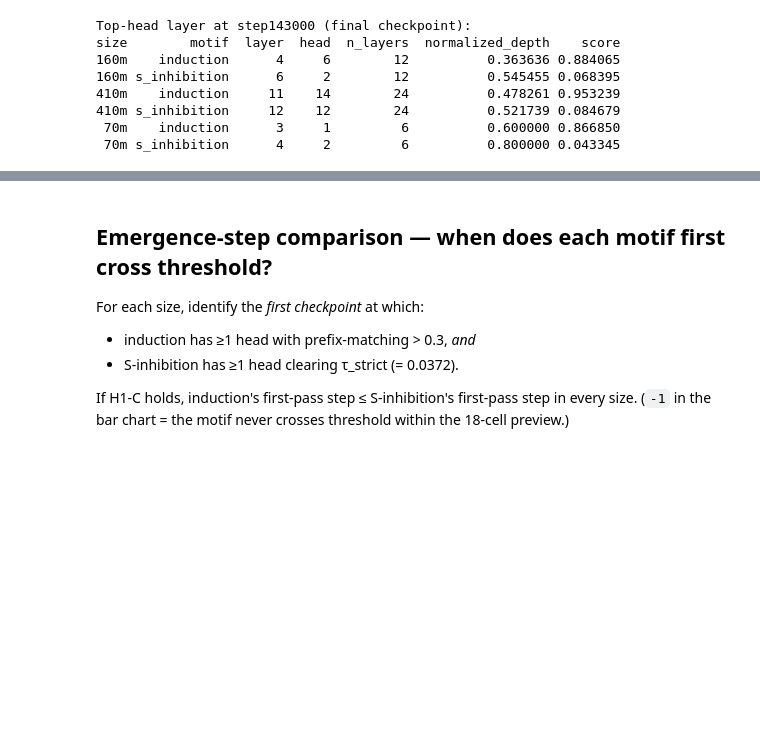
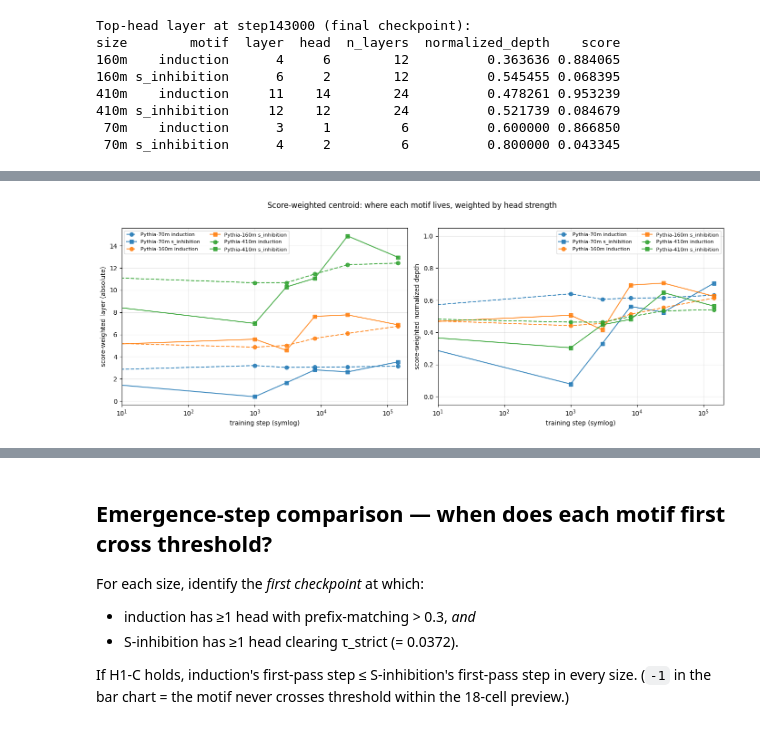
Before and after one commit to cam-berger/pythia-motif-emergence, a Jupyter notebook: notebooks/s_inhibition_emergence_exploration.ipynb, the cells around one changed output, grey strips where cells are left out. Saved outputs shown, nothing was run; the diff lists cells and outputs as text; code cells hidden in the pictures; blank space fills up the shorter version.

```diff
--- a/notebooks/s_inhibition_emergence_exploration.ipynb
+++ b/notebooks/s_inhibition_emergence_exploration.ipynb
@@ -359,0 +386,77 @@ size        motif  layer  head  n_layers  normalized_depth    score
+# %%
+def weighted_layer_per_cell(df, motif_label, weight_clip=0.0):
+    """Score-weighted average layer per cell. Returns NaN for cells
+    with no positive-weight heads."""
+    out = []
+    for (size, step), grp in df.groupby(['size', 'step']):
+        if grp.empty:
+            continue
+        scores = grp['score'].values.astype(float)
+        layers = grp['layer'].values.astype(float)
+        weights = np.clip(scores - weight_clip, 0.0, None)
+        weight_sum = float(weights.sum())
+        n_layers = int(grp['layer'].max() + 1)
+        if weight_sum <= 0:
+            wl = np.nan
+            wd = np.nan
+        else:
+            wl = float((weights * layers).sum() / weight_sum)
+            wd = wl / max(n_layers - 1, 1)
+        out.append(dict(
+            size=size, step=step, motif=motif_label,
+            weighted_layer=wl, weighted_norm_depth=wd,
+            n_layers=n_layers, total_score=weight_sum,
+        ))
+    return pd.DataFrame(out)
+
+si_weighted = weighted_layer_per_cell(df_si, 's_inhibition')
+if ind_path.exists():
+    ind_weighted = weighted_layer_per_cell(df_ind, 'induction')
+    weighted_df = pd.concat([si_weighted, ind_weighted], ignore_index=True)
+else:
+    ind_weighted = None
+    weighted_df = si_weighted
+
+fig, axes = plt.subplots(1, 2, figsize=(14, 5))
+for ax, (col, ylabel) in zip(
+    axes,
+    [
+        ('weighted_layer', 'score-weighted layer (absolute)'),
+        ('weighted_norm_depth', 'score-weighted normalized depth'),
+    ],
+):
+    for size in SIZES:
+        for motif in ['induction', 's_inhibition']:
+            sub = weighted_df[
+                (weighted_df['size'] == size) & (weighted_df['motif'] == motif)
+            ].sort_values('step')
+            if sub.empty or sub[col].isna().all():
+                continue
+            ax.plot(sub['step'], sub[col],
+                    marker=MARKER[motif], linestyle=LINESTYLE[motif],
+                    color=SIZE_COLOR[size],
+                    label=f'Pythia-{size} {motif}',
+                    alpha=0.85)
+    ax.set_xscale('symlog', linthresh=1)
+    ax.set_xlim(10, 200000)
+    ax.set_xlabel('training step (symlog)')
+    ax.set_ylabel(ylabel)
+    ax.grid(alpha=0.3)
+    ax.legend(fontsize=8, loc='best', ncol=2)
+axes[1].set_ylim(-0.05, 1.05)
+fig.suptitle('Score-weighted centroid: where each motif lives, weighted by head strength', y=1.02)
+plt.tight_layout()
+plt.show()
+
+if ind_weighted is not None:
+    final_step = STEPS[-1]
+    final_view = weighted_df[weighted_df['step'] == final_step].sort_values(['size', 'motif'])
+    print()
+    print(f'Score-weighted centroid at step{final_step} (final checkpoint):')
+    print(
+        final_view[['size', 'motif', 'weighted_layer', 'n_layers',
+                    'weighted_norm_depth', 'total_score']]
+        .to_string(index=False, float_format=lambda v: f'{v:.4f}')
+    )
+# %% [output]
+[figure, added]
```
Also changed, not shown: parts of 5 cells of this notebook, 1 other file.
